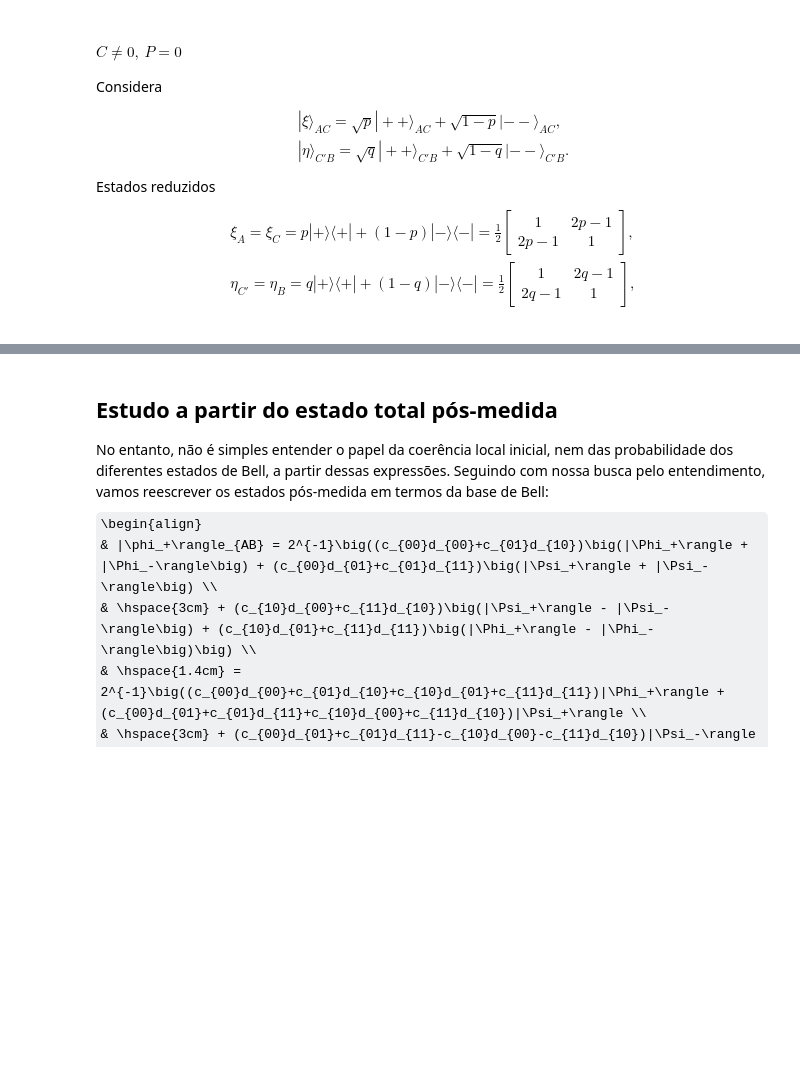
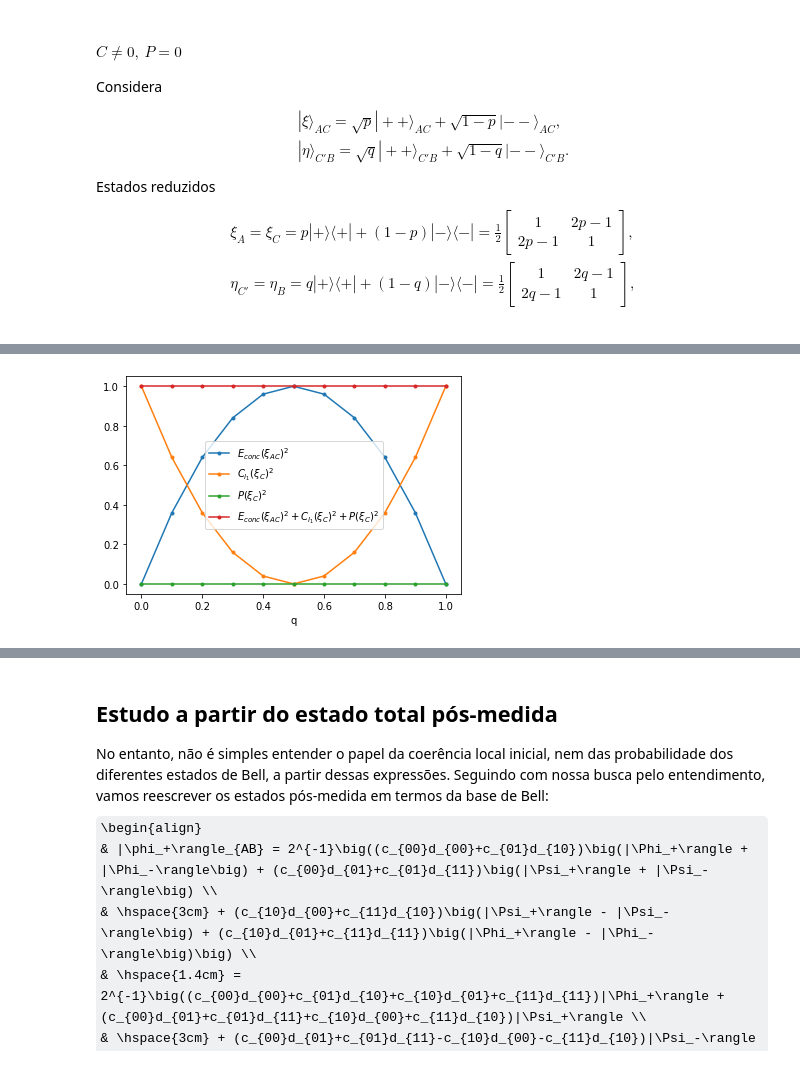
Before and after one commit to abbarreto/qiskit3, a Jupyter notebook: 02_entanglement_swap_coeh_pred.ipynb, the cells around one changed output, grey strips where cells are left out. Cells and saved outputs as stored; diff of their text form; code cells hidden in the pictures; some formulas as TeX source; blank space fills up the shorter version.

```diff
--- a/02_entanglement_swap_coeh_pred.ipynb
+++ b/02_entanglement_swap_coeh_pred.ipynb
@@ -502,0 +524,16 @@ e
+# %%
+q = np.arange(0,1.1,0.1)#; print(q)
+Ei2 = 4*q*(1-q)
+Ci2 = (2*q-1)**2
+Pi2 = np.zeros(len(q))
+Pm = 1-2*q*(1-q)
+plt.plot(q, Ei2, '.-', label=r'$E_{conc}(\xi_{AC})^2$')
+plt.plot(q, Ci2, '.-', label=r'$C_{l_1}(\xi_C)^2$')
+plt.plot(q, Pi2, '.-', label=r'$P(\xi_C)^2$')
+plt.plot(q, Ei2+Ci2, '.-', label=r'$E_{conc}(\xi_{AC})^{2}+C_{l_{1}}(\xi_{C})^{2}+P(\xi_C)^2$')
+#plt.plot(q, Pm, '.-', label='Pm')
+plt.xlabel('q')
+plt.legend()
+plt.show()
+# %% [output]
+[figure, added]
```
Also changed, not shown: parts of 12 cells of this notebook, 2 other files.
